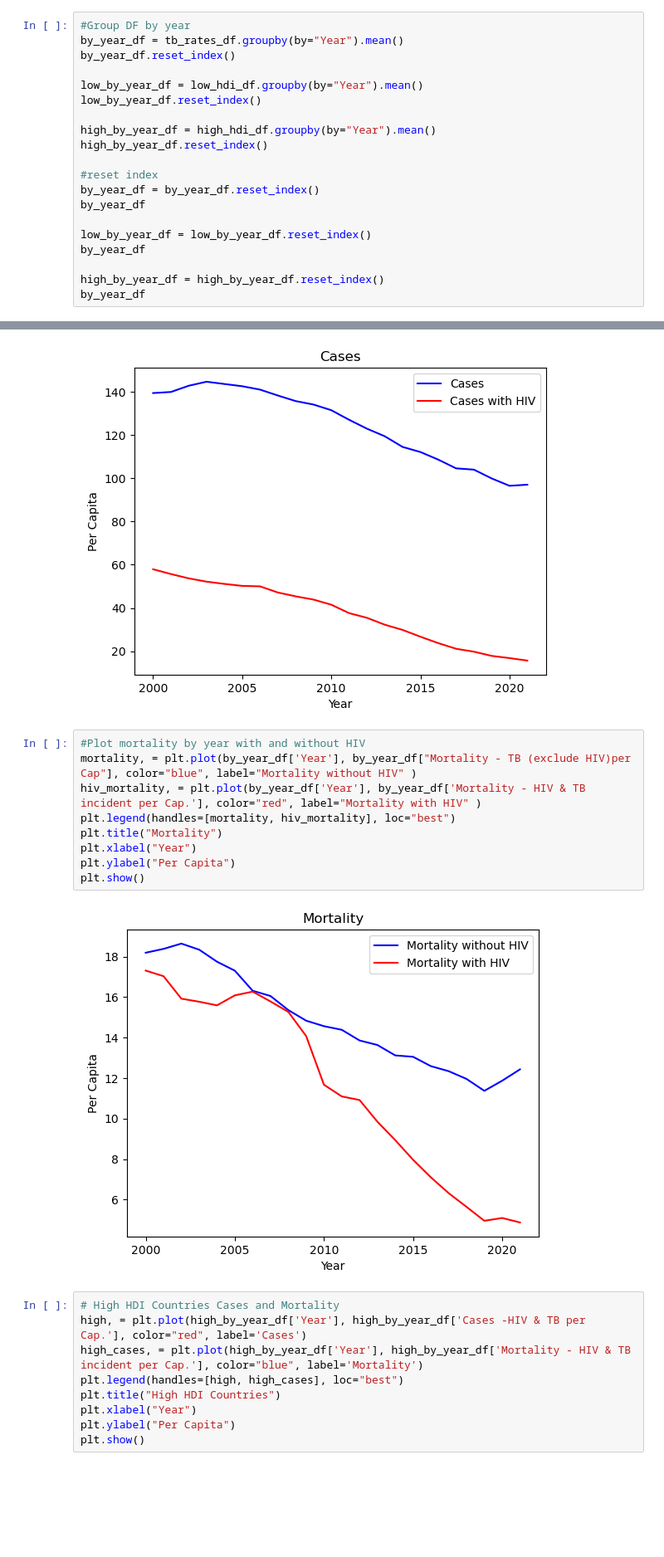
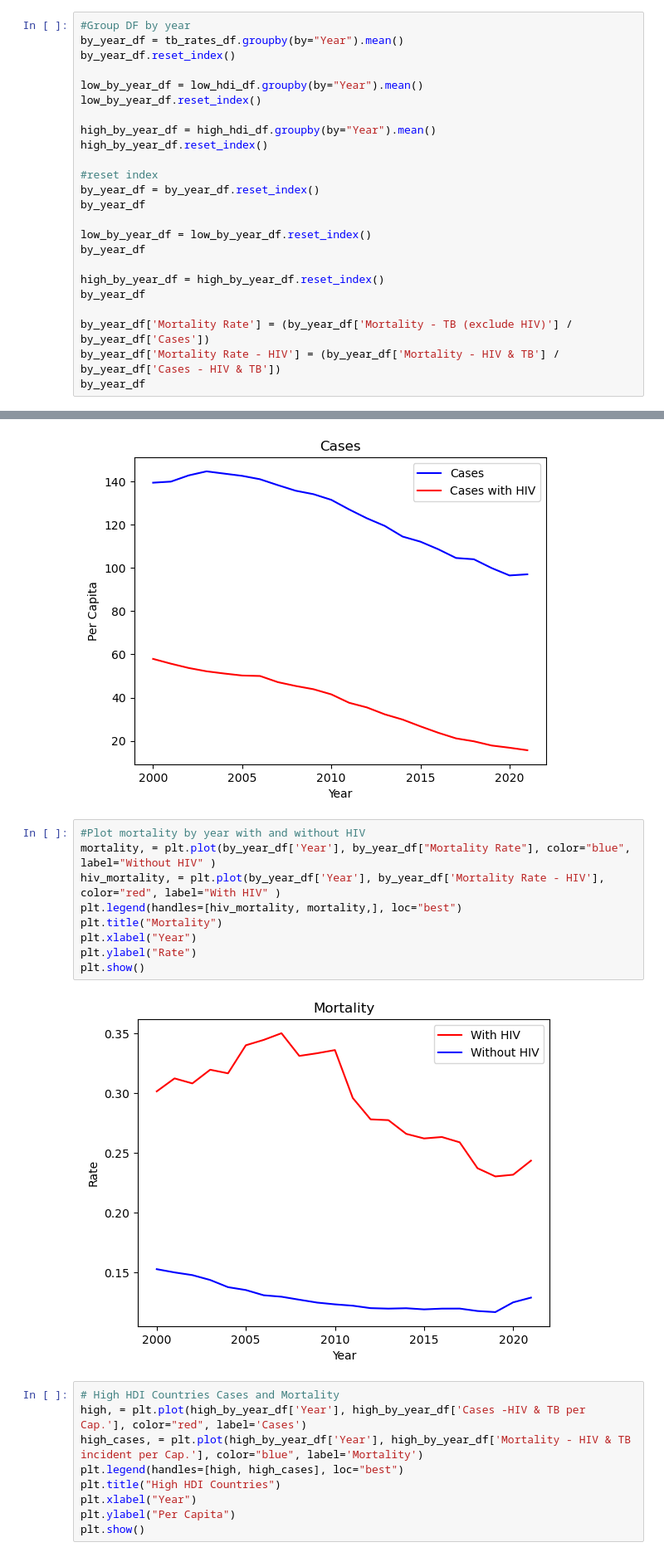
Before and after one commit to SamSchultz-bit/TB-Project, a Jupyter notebook: working_TB.ipynb, the cells around one changed output, grey strips where cells are left out. Shown: that part at 83% size. Saved outputs shown, nothing was run; the diff lists cells and outputs as text; blank space fills up the shorter version.

Commit message:
actually final plots

```diff
--- a/working_TB.ipynb
+++ b/working_TB.ipynb
@@ -139,6 +141,10 @@ by_year_df
 
 high_by_year_df = high_by_year_df.reset_index()
 by_year_df
+
+by_year_df['Mortality Rate'] = (by_year_df['Mortality - TB (exclude HIV)'] / by_year_df['Cases'])
+by_year_df['Mortality Rate - HIV'] = (by_year_df['Mortality - HIV & TB'] / by_year_df['Cases - HIV & TB'])
+by_year_df
 # %% [output]
 |  | Year | Population | Cases per Cap.(All) | Cases | Cases - HIV & TB % | Cases -HIV & TB per Cap. | ... |
 | 0 | 2000 | 2.901080e+07 | 139.450711 | 53252.180095 | 17.752470 | 57.928855 | ... |
@@ -170,15 +176,15 @@ plt.show()
 [figure]
 # %%
 #Plot mortality by year with and without HIV
-mortality, = plt.plot(by_year_df['Year'], by_year_df["Mortality - TB (exclude HIV)per Cap"], color="blue", label="Mortality without HIV" )
-hiv_mortality, = plt.plot(by_year_df['Year'], by_year_df['Mortality - HIV & TB incident per Cap.'], color="red", label="Mortality with HIV" )
-plt.legend(handles=[mortality, hiv_mortality], loc="best")
+mortality, = plt.plot(by_year_df['Year'], by_year_df["Mortality Rate"], color="blue", label="Without HIV" )
+hiv_mortality, = plt.plot(by_year_df['Year'], by_year_df['Mortality Rate - HIV'], color="red", label="With HIV" )
+plt.legend(handles=[hiv_mortality, mortality,], loc="best")
 plt.title("Mortality")
 plt.xlabel("Year")
-plt.ylabel("Per Capita")
+plt.ylabel("Rate")
 plt.show()
 # %% [output]
-[figure, old version]
+[figure, new version]
 # %%
 # High HDI Countries Cases and Mortality
 high, = plt.plot(high_by_year_df['Year'], high_by_year_df['Cases -HIV & TB per Cap.'], color="red", label='Cases')
```
Also changed, not shown: parts of 2 cells of this notebook, 1 other file.
